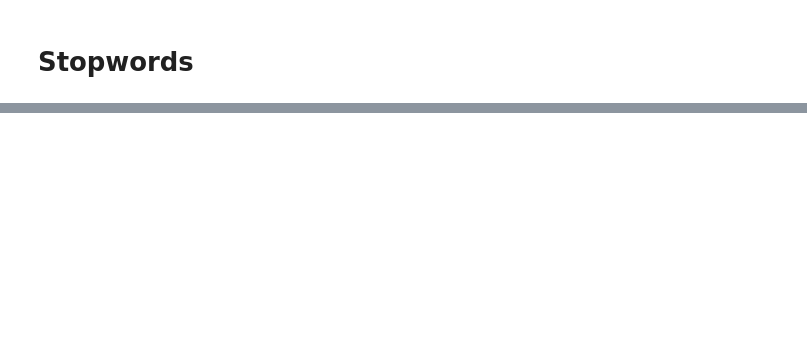
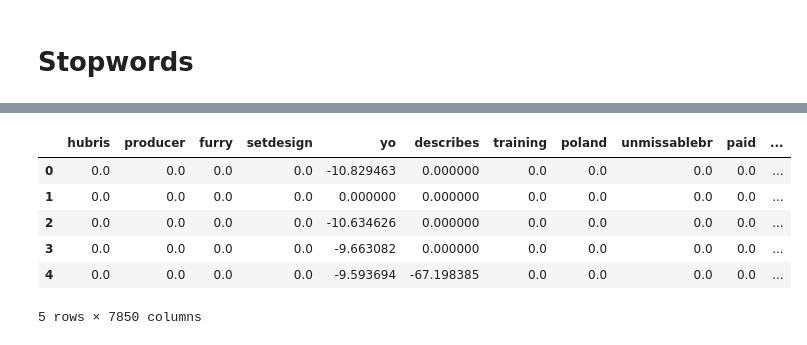
Before and after one commit to CatarinaSilva/data-science-text-class, a Jupyter notebook: batch2-BLU07/Learning Notebooks/BLU 7 Part II.ipynb, the cells around one changed output, grey strips where cells are left out. Drawn from its saved outputs; the diff is of its cells as text; code cells hidden in the pictures; blank space fills up the shorter version.

```diff
--- a/batch2-BLU07/Learning Notebooks/BLU 7 Part II.ipynb
+++ b/batch2-BLU07/Learning Notebooks/BLU 7 Part II.ipynb
@@ -48,0 +234,17 @@ train_df, validation_df = train_test_split(df, test_size=0.2, random_state=42)
+# %%
+from numpy import inf
+
+def idf(column):
+    return 1 + np.log2(len(column) / sum(column > 0))
+
+tf_idf = (1 + np.log2(tf)).multiply(tf.apply(idf))
+tf_idf[tf_idf==-inf]=0
+tf_idf.head()
+# %% [output]
+|  | hubris | producer | furry | setdesign | yo | describes | training | poland | unmissablebr | paid | ... |
+| 0 | 0.0 | 0.0 | 0.0 | 0.0 | -10.829463 | 0.000000 | 0.0 | 0.0 | 0.0 | 0.0 | ... |
+| 1 | 0.0 | 0.0 | 0.0 | 0.0 | 0.000000 | 0.000000 | 0.0 | 0.0 | 0.0 | 0.0 | ... |
+| 2 | 0.0 | 0.0 | 0.0 | 0.0 | -10.634626 | 0.000000 | 0.0 | 0.0 | 0.0 | 0.0 | ... |
+| 3 | 0.0 | 0.0 | 0.0 | 0.0 | -9.663082 | 0.000000 | 0.0 | 0.0 | 0.0 | 0.0 | ... |
+| 4 | 0.0 | 0.0 | 0.0 | 0.0 | -9.593694 | -67.198385 | 0.0 | 0.0 | 0.0 | 0.0 | ... |
+5 rows × 7850 columns
```
Also changed, not shown: parts of 49 cells of this notebook, 2 other files.
